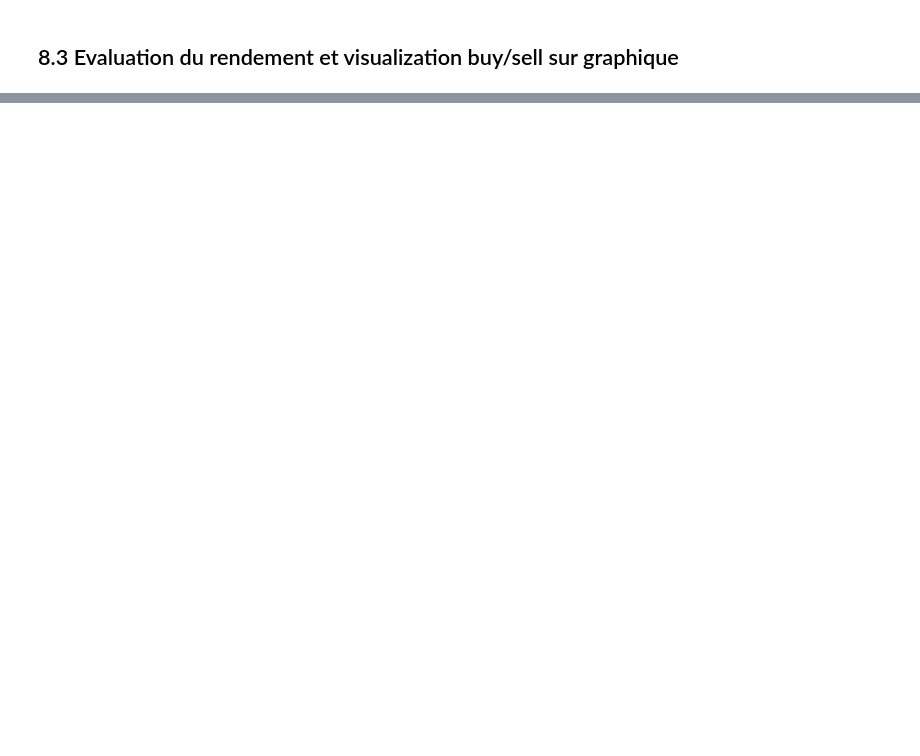
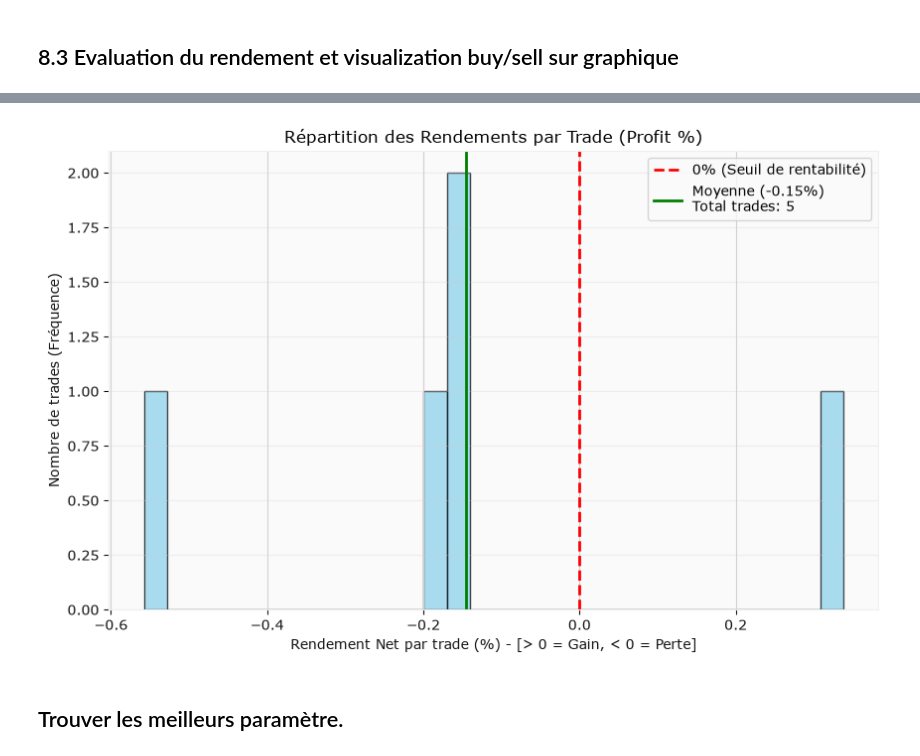
Before and after one commit to louisderveloy/Trader_Artificial_Intelligence, a Jupyter notebook: sample.ipynb, the cells around one changed output, grey strips where cells are left out. Cells and saved outputs as stored; diff of their text form; code cells hidden in the pictures; blank space fills up the shorter version.

```diff
--- a/sample.ipynb
+++ b/sample.ipynb
@@ -709,0 +836,42 @@ Global Capital Multiplier: 0.6352 (-36.48%)
+# %%
+# Utilisé df_trade pour faire des states sur les trade.
+"""
+ 0   buy_time    193 non-null    datetime64[us, UTC]
+ 1   sell_time   193 non-null    datetime64[us, UTC]
+ 2   buy_price   193 non-null    float64
+ 3   sell_price  193 non-null    float64
+ 4   multiplier  193 non-null    float64
+ 5   profit_pct  193 non-null    float64
+ 6   reason      193 non-null    str
+
+ Note: Vous disposez aussi de `df_trades_raw` qui contient exactement
+ les mêmes colonnes, mais SANS l'application du Stop-Loss et Take-Profit.
+"""
+# --- VISUALISATION DE LA RÉPARTITION DES RENDEMENTS ---
+import matplotlib.pyplot as plt
+
+if not df_trades.empty:
+    plt.figure(figsize=(10, 6))
+
+    # Création de l'histogramme (bins=30 permet de bien voir la répartition)
+    plt.hist(df_trades["profit_pct"], bins=30, color='skyblue', edgecolor='black', alpha=0.7)
+
+    # Ligne rouge pour le zéro (seuil de rentabilité)
+    plt.axvline(0, color='red', linestyle='dashed', linewidth=2, label='0% (Seuil de rentabilité)')
+
+    # Ligne verte pour la moyenne
+    mean_profit = df_trades["profit_pct"].mean()
+    plt.axvline(mean_profit, color='green', linestyle='solid', linewidth=2, label=f'Moyenne ({mean_profit:.2f}%)\nTotal trades: {len(df_trades)}')
+
+    plt.title("Répartition des Rendements par Trade (Profit %)")
+    plt.xlabel("Rendement Net par trade (%) - [> 0 = Gain, < 0 = Perte]")
+    plt.ylabel("Nombre de trades (Fréquence)")
+    plt.legend()
+    plt.grid(axis='y', alpha=0.3)
+    plt.show()
+else:
+    print("Aucun trade à afficher pour l'histogramme.")
+# %% [output]
+[figure, added]
+# %% [markdown]
+## Trouver les meilleurs paramètre.
```
Also changed, not shown: parts of 12 cells of this notebook, 1 other file.
